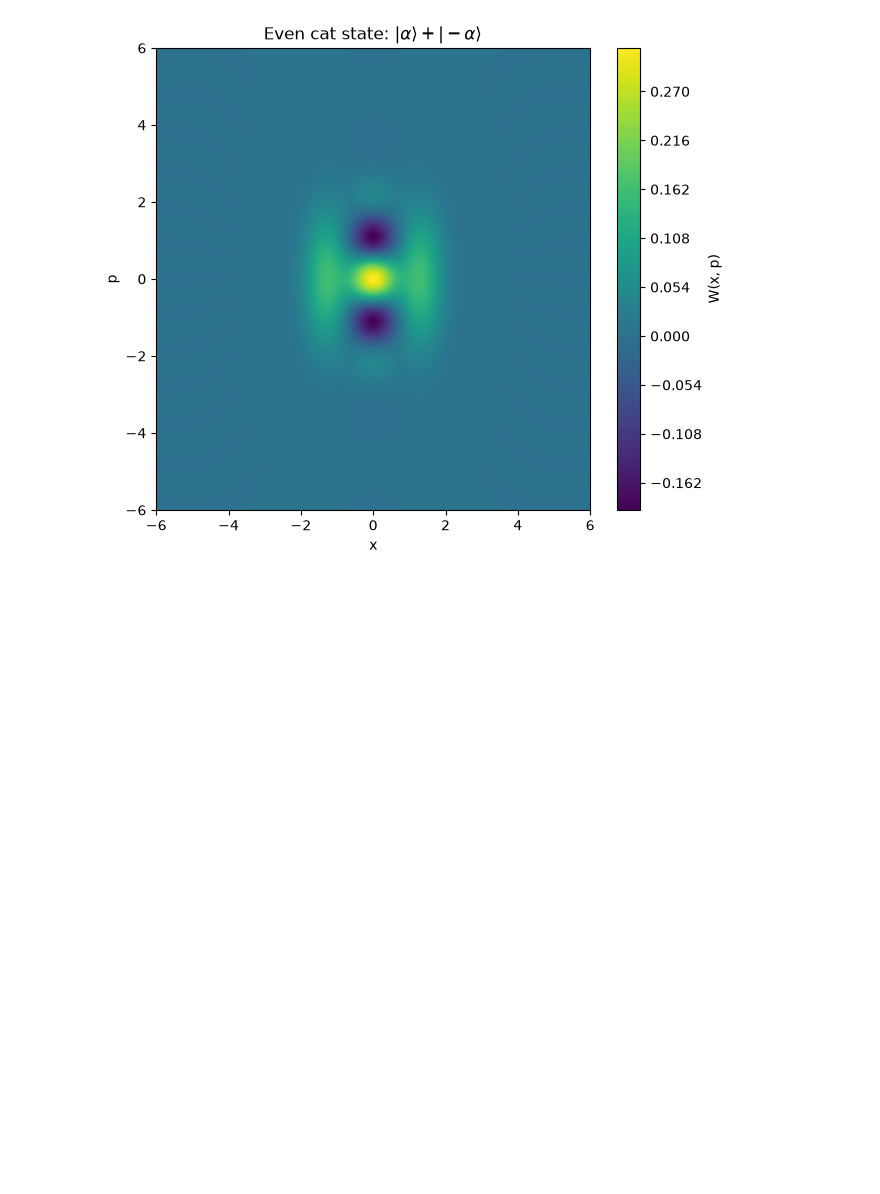
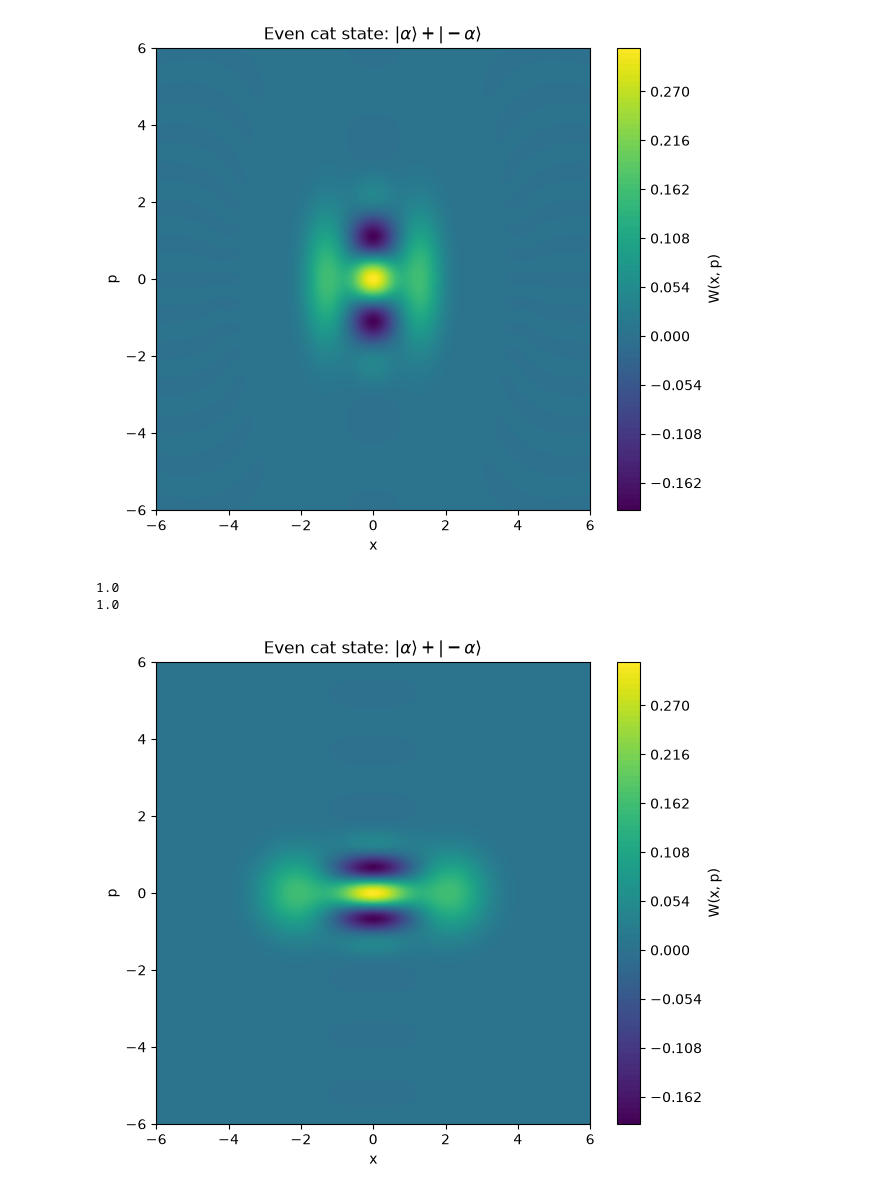
Before and after one commit to ksarguroh/cat-breeding-simulation, a Jupyter notebook: notebooks/cat_breeding.ipynb, the cells around one changed output. Cells and saved outputs as stored; diff of their text form; code cells hidden in the pictures; blank space fills up the shorter version.

Commit message:
Move state preparation into reusable module

```diff
--- a/notebooks/cat_breeding.ipynb
+++ b/notebooks/cat_breeding.ipynb
@@ -66,0 +73,36 @@ psi_out = U_bs * psi0
+# %%
+from protocol.states import make_cat, make_squeezed_cat
+
+# Fock-space cutoff
+N = 40
+# Cat amplitude
+alpha = 1.5
+# squeezing
+r = 0.5
+
+cat = make_cat(N, alpha)
+squeezed_cat = make_squeezed_cat(N, alpha, r)
+
+print(cat.norm())
+print(squeezed_cat.norm())
+# %% [output]
+1.0
+1.0
+# %%
+# Phase-space grid
+xvec = np.linspace(-6, 6, 300)
+pvec = np.linspace(-6, 6, 300)
+
+# Calculate Wigner function
+W = qt.wigner(cat, xvec, pvec)
+
+# Plot
+plt.figure(figsize=(7, 6))
+plt.contourf(xvec, pvec, W, levels=100)
+plt.colorbar(label="W(x, p)")
+plt.xlabel("x")
+plt.ylabel("p")
+plt.title(r"Even cat state: $|\alpha\rangle + |-\alpha\rangle$")
+plt.show()
+# %% [output]
+[figure, added]
```
Also changed, not shown: parts of 1 cell of this notebook, 1 other file.
